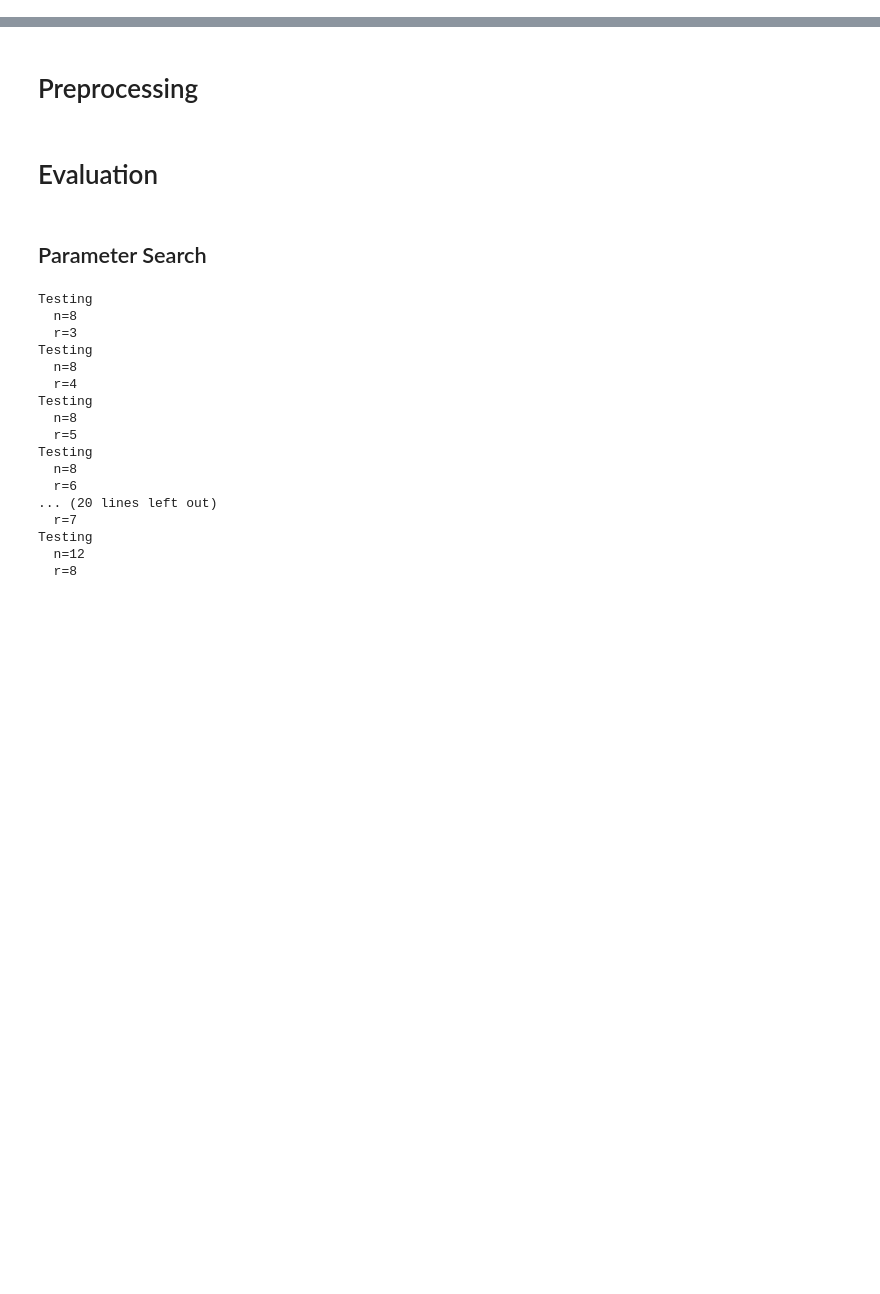
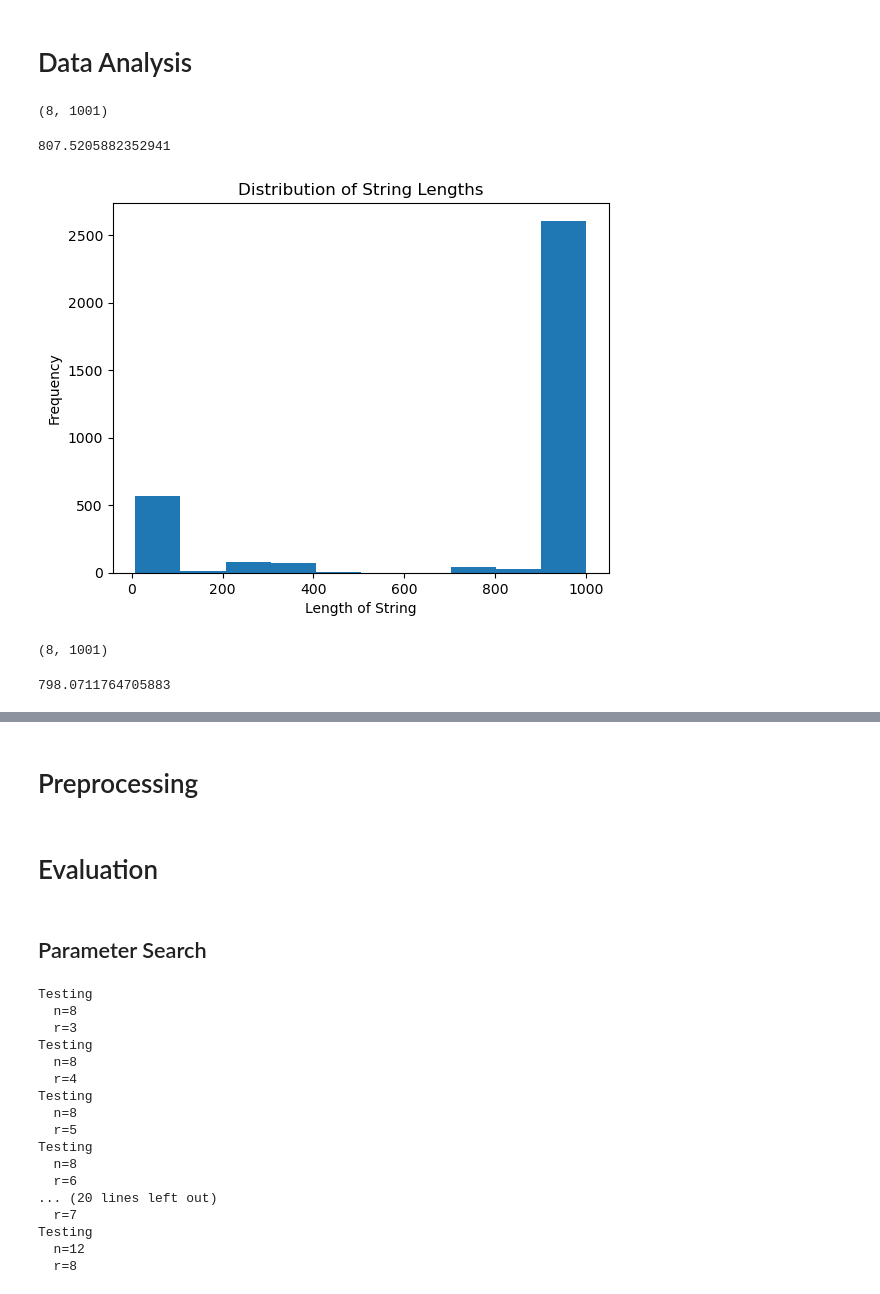
Before and after one commit to VictoriousGladiator/NaturalComputing, a Jupyter notebook: A2/negative-selection/part2.ipynb, the cells around one changed output, grey strips where cells are left out. Drawn from its saved outputs; the diff is of its cells as text; code cells hidden in the pictures; blank space fills up the shorter version.

Commit message:
data analysis

```diff
--- a/A2/negative-selection/part2.ipynb
+++ b/A2/negative-selection/part2.ipynb
@@ -0,0 +1,2 @@
+# %% [markdown]
+# Data Analysis
@@ -0,0 +6,29 @@
+# %%
+snd_cert = ["snd-cert/snd-cert.1.test", "snd-cert/snd-cert.2.test", "snd-cert/snd-cert.3.test"]
+snd_unm = ["snd-unm/snd-unm.1.test", "snd-unm/snd-unm.2.test", "snd-unm/snd-unm.3.test"]
+files = snd_cert + snd_unm
+
+lengths = []
+
+for file in files:
+    with open(f"syscalls/{file}", "r") as f:
+        for line in f:
+            lengths.append(len(line))
+
+lengths = np.array(lengths)
+# %%
+np.min(lengths), np.max(lengths)
+# %% [output]
+(8, 1001)
+# %%
+np.mean(lengths)
+# %% [output]
+807.5205882352941
+# %%
+plt.hist(lengths, bins=10)
+plt.title('Distribution of String Lengths')
+plt.xlabel('Length of String')
+plt.ylabel('Frequency')
+plt.show()
+# %% [output]
+[figure, added]
@@ -0,0 +44,8 @@
+# %%
+np.min(lengths), np.max(lengths)
+# %% [output]
+(8, 1001)
+# %%
+np.mean(lengths)
+# %% [output]
+798.0711764705883
```
Also changed, not shown: parts of 7 cells of this notebook.
